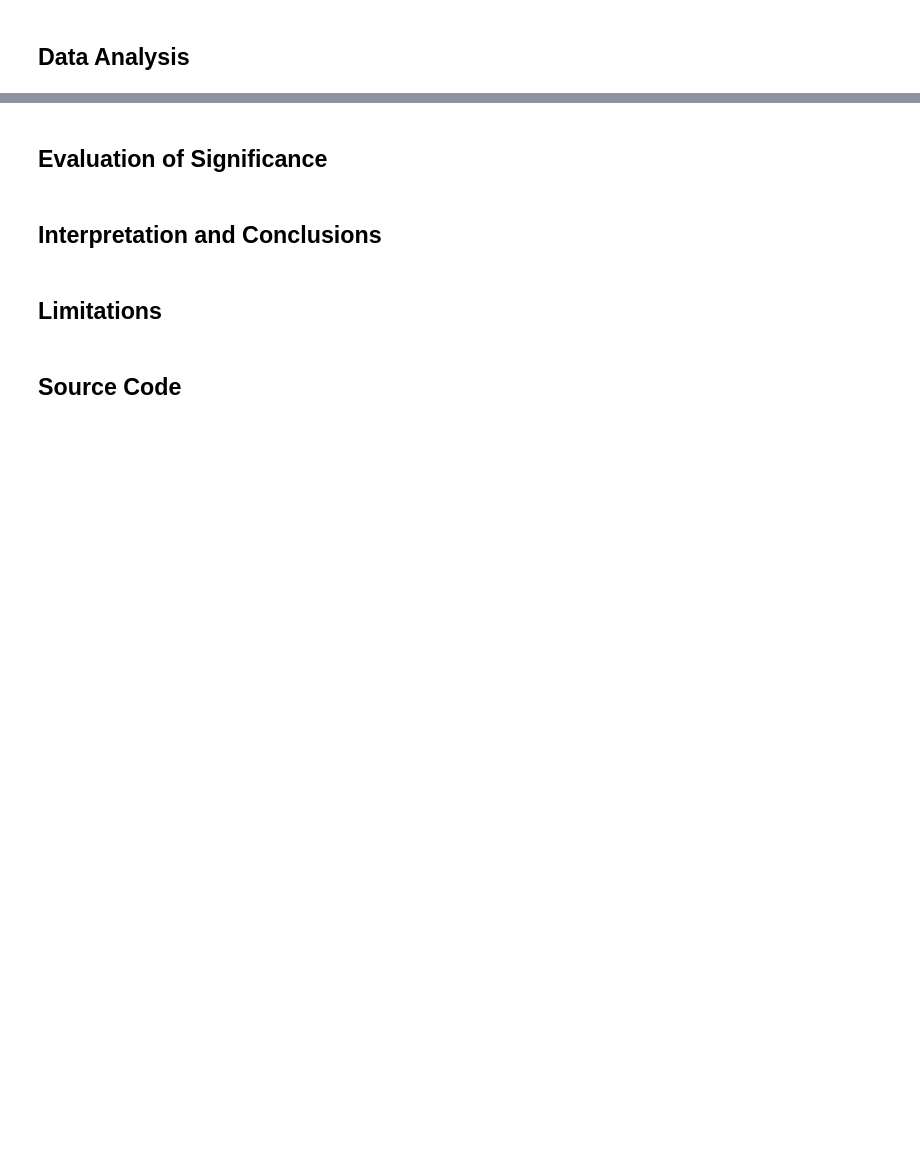
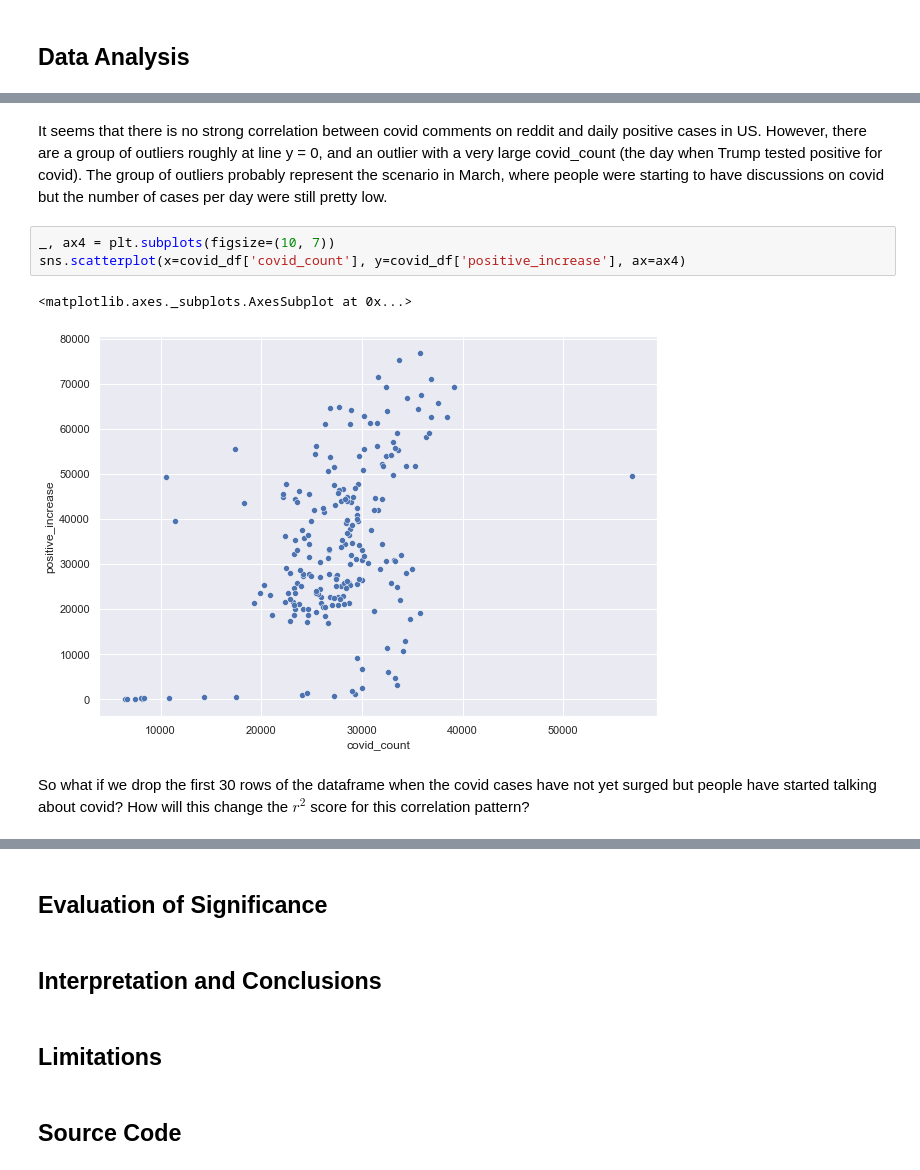
Before and after one commit to kaiyue95/INFO-2950-Final-Project, a Jupyter notebook: phase_4.ipynb, the cells around one changed output, grey strips where cells are left out. Cells and saved outputs as stored; diff of their text form; blank space fills up the shorter version.

```diff
--- a/phase_4.ipynb
+++ b/phase_4.ipynb
@@ -10,0 +133,10 @@
+# %% [markdown]
+It seems that there is no strong correlation between covid comments on reddit and daily positive cases in US. However, there are a group of outliers roughly at line y = 0, and an outlier with a very large covid_count (the day when Trump tested positive for covid). The group of outliers probably represent the scenario in March, where people were starting to have discussions on covid but the number of cases per day were still pretty low.
+# %%
+_, ax4 = plt.subplots(figsize=(10, 7))
+sns.scatterplot(x=covid_df['covid_count'], y=covid_df['positive_increase'], ax=ax4)
+# %% [output]
+<matplotlib.axes._subplots.AxesSubplot at 0x...>
+[figure, added]
+# %% [markdown]
+So what if we drop the first 30 rows of the dataframe when the covid cases have not yet surged but people have started talking about covid? How will this change the $r^2$ score for this correlation pattern?
```
Also changed, not shown: parts of 24 cells of this notebook.
